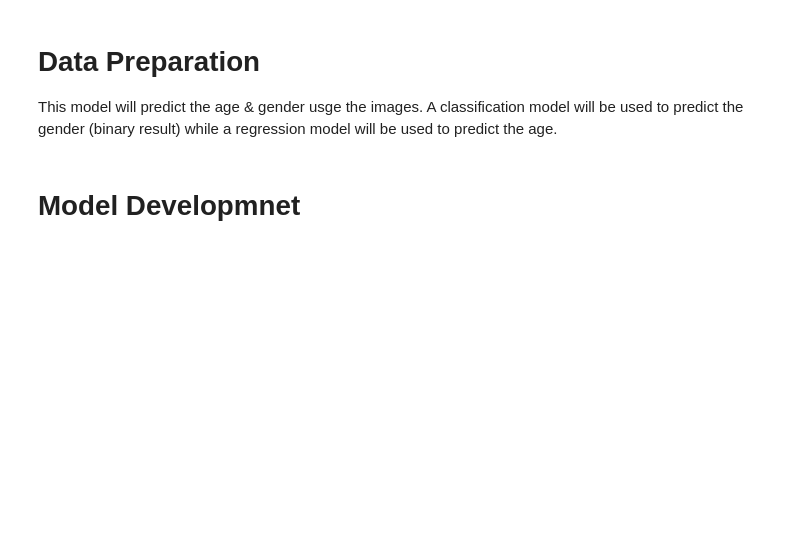
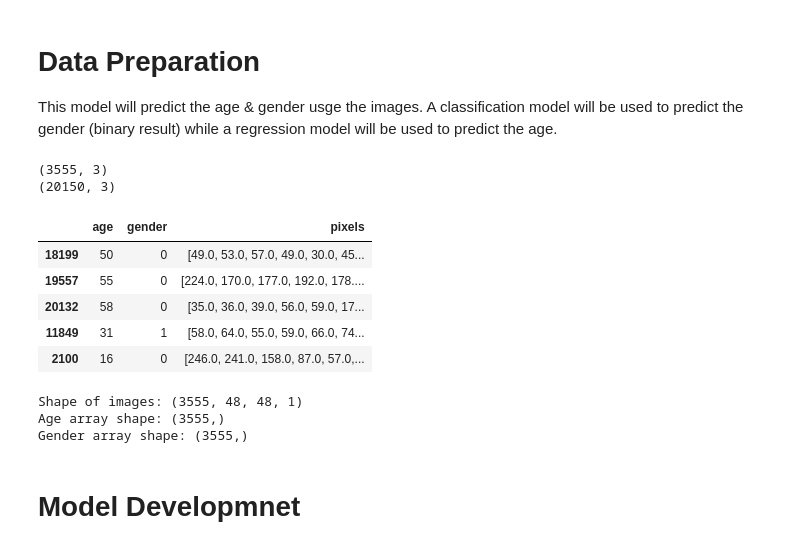
Before and after one commit to mking2014/final-4449-king, a Jupyter notebook: exploration.ipynb, the cells around one changed output. Cells and saved outputs as stored; diff of their text form; code cells hidden in the pictures; blank space fills up the shorter version.

```diff
--- a/exploration.ipynb
+++ b/exploration.ipynb
@@ -70,19 +89,39 @@ plt.show()
 This model will predict the age & gender usge the images. A classification model will be used to predict the gender (binary result) while a regression model will be used to predict the age.
 # %%
 from sklearn.model_selection import train_test_split
+# %%
+df = df.drop(columns = ['ethnicity'])
+# %%
+train, test = train_test_split(df, test_size=0.85, random_state=42)
+print(train.shape)
+print(test.shape)
+# %% [output]
+(3555, 3)
+(20150, 3)
 # %%
-df.head()
+train.head()
+# %% [output]
+|  | age | gender | pixels |
+| 18199 | 50 | 0 | [49.0, 53.0, 57.0, 49.0, 30.0, 45... |
+| 19557 | 55 | 0 | [224.0, 170.0, 177.0, 192.0, 178.... |
+| 20132 | 58 | 0 | [35.0, 36.0, 39.0, 56.0, 59.0, 17... |
+| 11849 | 31 | 1 | [58.0, 64.0, 55.0, 59.0, 66.0, 74... |
+| 2100 | 16 | 0 | [246.0, 241.0, 158.0, 87.0, 57.0,... |
 # %%
-X = df['pixels']
+X_train = train['pixels']
 # normalizing pixels data
-X = df['pixels']/255
+X_train = X_train/255
 
 # reshape images
-X = np.array(df['pixels'].tolist())
-X = X.reshape(-1,48,48, 1)
-print(f"Shape of images: {X.shape}")
+X_train = np.array(X_train.tolist())
+X_train = X_train.reshape(-1,48,48, 1)
+print(f"Shape of images: {X_train.shape}")
 
-y_age = df['age']
-y_gender = df['gender']
-print(f"Age array shape: {(y_age.shape)}")
-print(f"Gender array shape: {(y_gender.shape)}")
+y_train_age = train['age']
+y_train_gender = train['gender']
+print(f"Age array shape: {(y_train_age.shape)}")
+print(f"Gender array shape: {(y_train_gender.shape)}")
+# %% [output]
+Shape of images: (3555, 48, 48, 1)
+Age array shape: (3555,)
+Gender array shape: (3555,)
```
Also changed, not shown: parts of 19 cells of this notebook.
